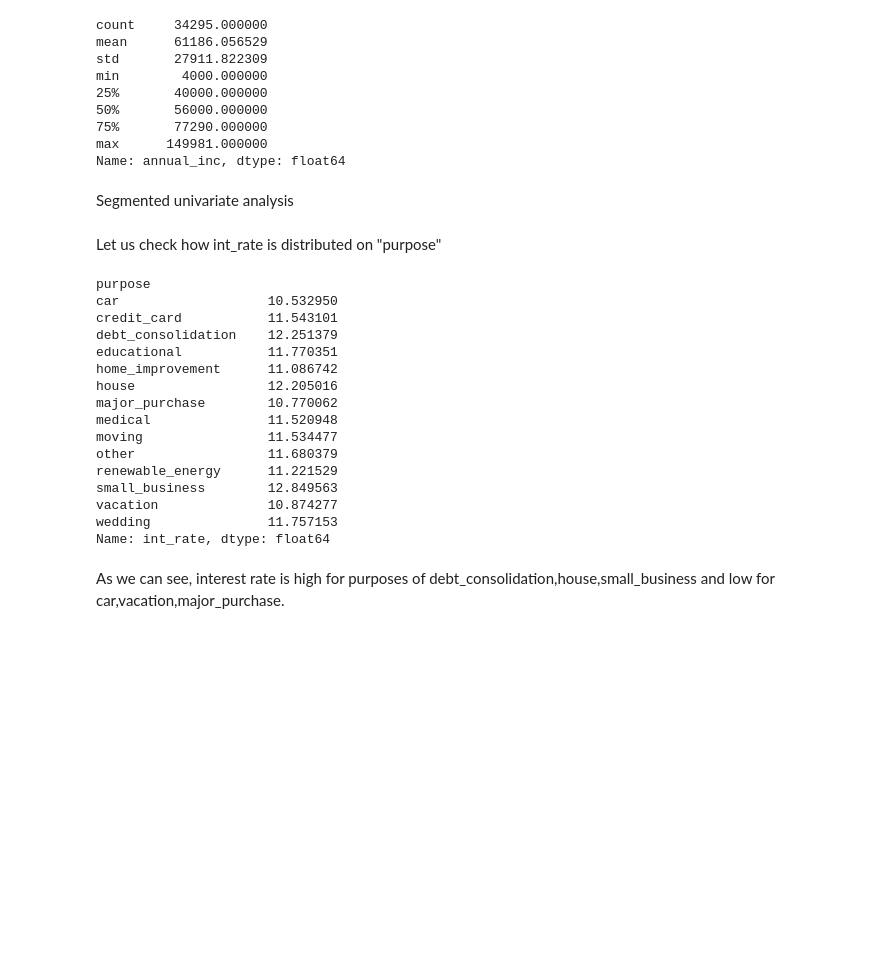
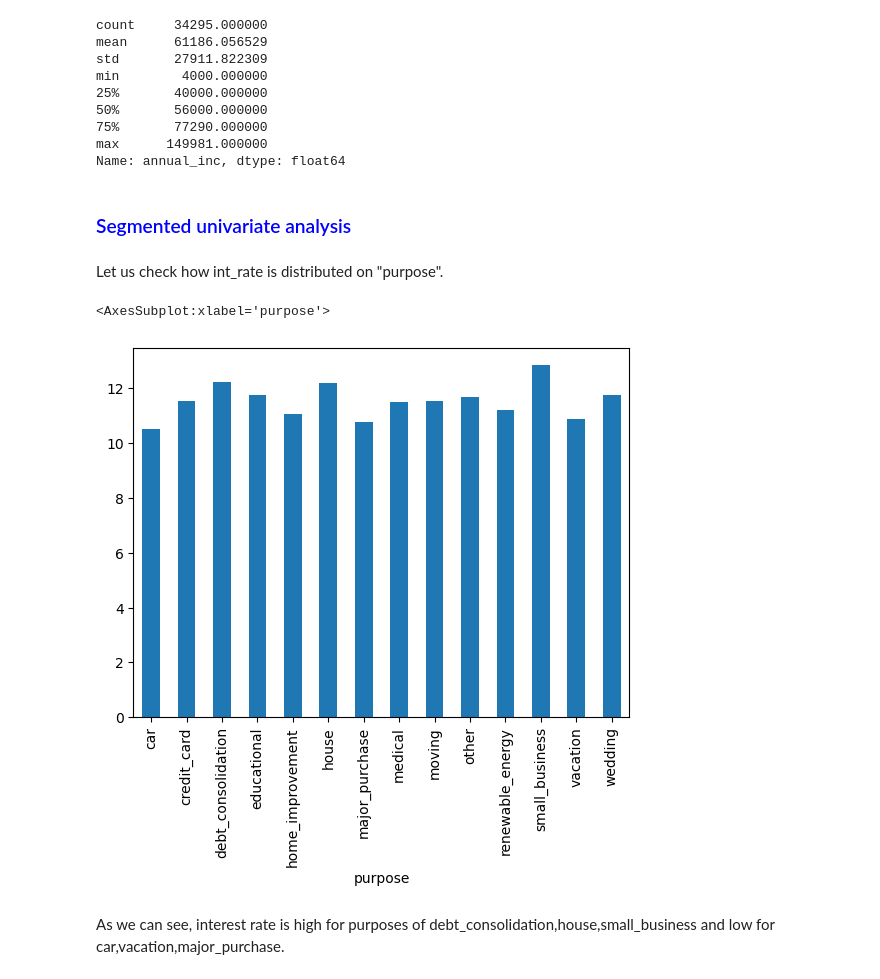
Before and after one commit to shivasaibondugula/LendingClub, a Jupyter notebook: shiva_sai_bondugula.ipynb, the cells around one changed output. Saved outputs shown, nothing was run; the diff lists cells and outputs as text; code cells hidden in the pictures; blank space fills up the shorter version.

```diff
--- a/shiva_sai_bondugula.ipynb
+++ b/shiva_sai_bondugula.ipynb
@@ -791,28 +844,14 @@ min        4000.000000
 max      149981.000000
 Name: annual_inc, dtype: float64
 # %% [markdown]
-Segmented univariate analysis
+<h3 style="color:blue;">Segmented univariate analysis</h3>
 # %% [markdown]
-Let us check how int_rate is distributed on "purpose"
+Let us check how int_rate is distributed on "purpose".
 # %%
-loan_data.groupby(by="purpose")["int_rate"].mean()
+loan_data.groupby(by="purpose")["int_rate"].mean().plot.bar()
 # %% [output]
-purpose
-car                   10.532950
-credit_card           11.543101
-debt_consolidation    12.251379
-educational           11.770351
-home_improvement      11.086742
-house                 12.205016
-major_purchase        10.770062
-medical               11.520948
-moving                11.534477
-other                 11.680379
-renewable_energy      11.221529
-small_business        12.849563
-vacation              10.874277
-wedding               11.757153
-Name: int_rate, dtype: float64
+<AxesSubplot:xlabel='purpose'>
+[figure, added]
 # %% [markdown]
 As we can see, interest rate is high for purposes of debt_consolidation,house,small_business and low for car,vacation,major_purchase.
 # %% [markdown]
```
Also changed, not shown: parts of 90 cells of this notebook, 2 other files.
